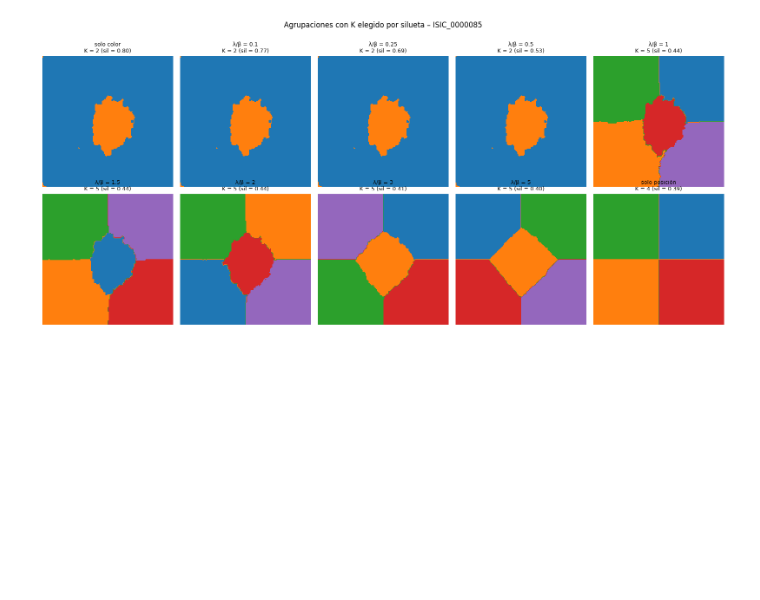
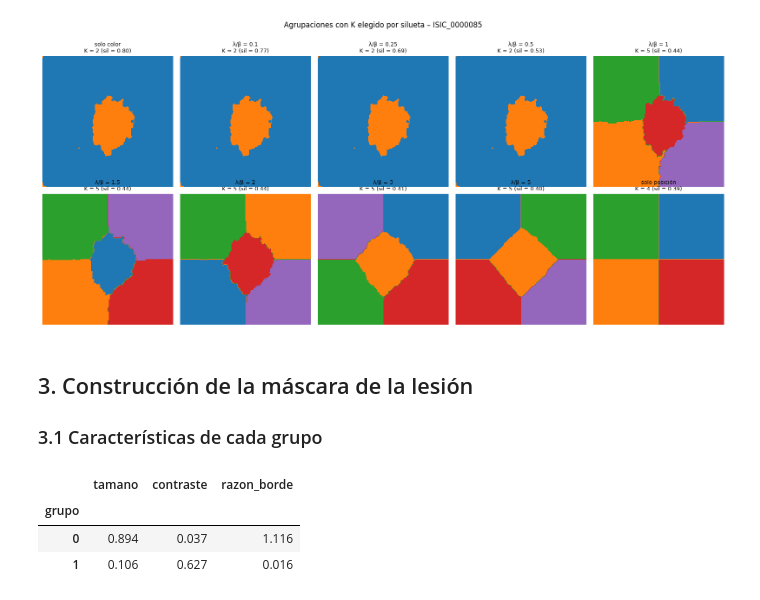
Before and after one commit to nreyl/ML-L3y4-G44, a Jupyter notebook: Lab4/L4.ipynb, the cells around one changed output. Saved outputs shown, nothing was run; the diff lists cells and outputs as text; code cells hidden in the pictures; blank space fills up the shorter version.

```diff
--- a/Lab4/L4.ipynb
+++ b/Lab4/L4.ipynb
@@ -332,3 +332,46 @@ plt.tight_layout()
 plt.show()
 # %% [output]
 [figure]
+# %% [markdown]
+## 3. Construcción de la máscara de la lesión
+
+### 3.1 Características de cada grupo
+# %%
+MARGEN = 0.10
+
+def mascara_borde(h, w, margen=MARGEN):
+    mb = np.zeros((h, w), dtype=bool)
+    mh, mw = int(round(h * margen)), int(round(w * margen))
+    mb[:mh, :] = True; mb[-mh:, :] = True
+    mb[:, :mw] = True; mb[:, -mw:] = True
+    return mb
+
+def caracteristicas_grupos(img, etq):
+    h, w, _ = img.shape
+    rgb = img.reshape(-1, 3).astype(np.float64) / 255.0
+    etq = etq.ravel()
+    borde = mascara_borde(h, w).ravel()
+    piel = np.median(rgb[borde], axis=0)
+    frac_borde_img = borde.mean()
+
+    filas = []
+    for g in np.unique(etq):
+        m = etq == g
+        color = rgb[m].mean(axis=0)
+        filas.append({
+            "grupo": g,
+            "tamano": m.mean(),
+            "contraste": np.linalg.norm(color - piel),
+            "razon_borde": borde[m].mean() / frac_borde_img,
+        })
+    return pd.DataFrame(filas).set_index("grupo")
+
+
+# Ejemplo: grupos de la imagen 0 con "λ/β = 0.5" (índice 3) y su K elegido
+r = resultados[(0, 3)]
+display(caracteristicas_grupos(imgs_ajuste[0], r["etiquetas"][r["k_opt"]]).round(3))
+# %% [output]
+|  | tamano | contraste | razon_borde |
+| grupo |  |  |  |
+| 0 | 0.894 | 0.037 | 1.116 |
+| 1 | 0.106 | 0.627 | 0.016 |
```
Also changed, not shown: parts of 10 cells of this notebook.
